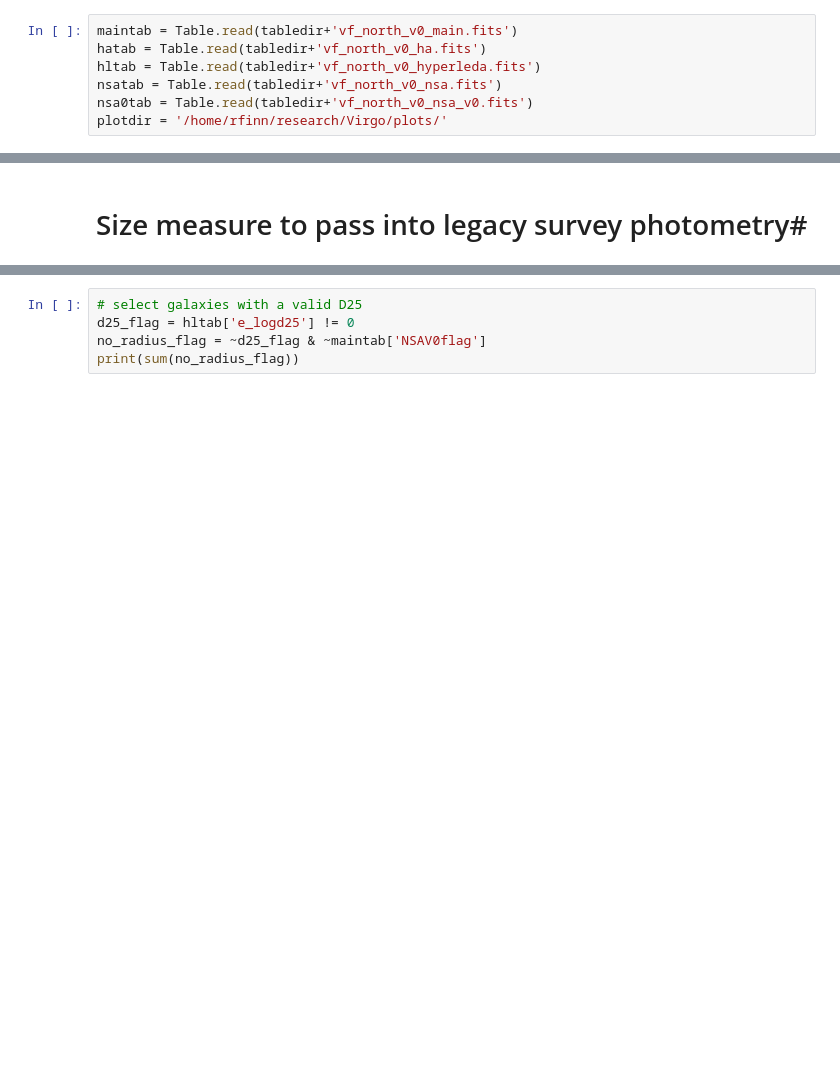
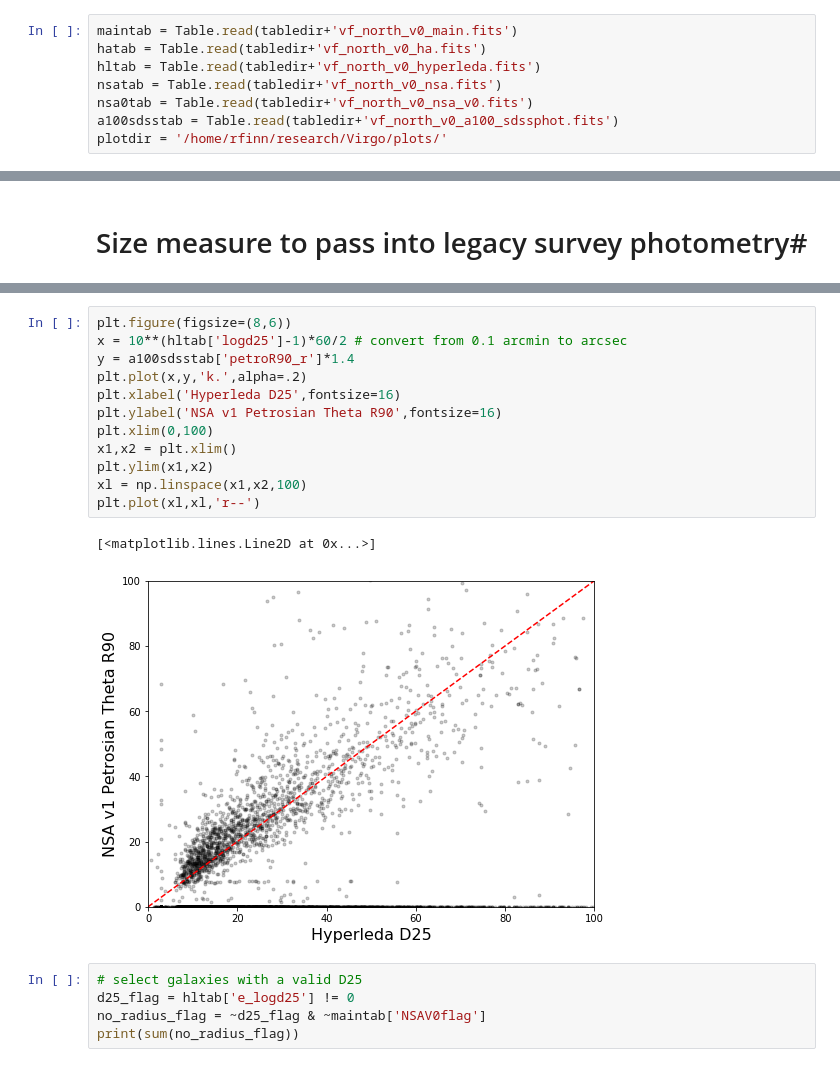
Before and after one commit to rfinn/Virgo, a Jupyter notebook: notebooks/NGCfilament.ipynb, the cells around one changed output, grey strips where cells are left out. Drawn from its saved outputs; the diff is of its cells as text; blank space fills up the shorter version.

```diff
--- a/notebooks/NGCfilament.ipynb
+++ b/notebooks/NGCfilament.ipynb
@@ -10,6 +11,7 @@ hatab = Table.read(tabledir+'vf_north_v0_ha.fits')
 hltab = Table.read(tabledir+'vf_north_v0_hyperleda.fits')
 nsatab = Table.read(tabledir+'vf_north_v0_nsa.fits')
 nsa0tab = Table.read(tabledir+'vf_north_v0_nsa_v0.fits')
+a100sdsstab = Table.read(tabledir+'vf_north_v0_a100_sdssphot.fits')
 plotdir = '/home/rfinn/research/Virgo/plots/'
 # %%
 len(hatab)
@@ -231,3 +247,18 @@ plt.plot(xl,xl,'r--')
+# %%
+plt.figure(figsize=(8,6))
+x = 10**(hltab['logd25']-1)*60/2 # convert from 0.1 arcmin to arcsec
+y = a100sdsstab['petroR90_r']*1.4
+plt.plot(x,y,'k.',alpha=.2)
+plt.xlabel('Hyperleda D25',fontsize=16)
+plt.ylabel('NSA v1 Petrosian Theta R90',fontsize=16)
+plt.xlim(0,100)
+x1,x2 = plt.xlim()
+plt.ylim(x1,x2)
+xl = np.linspace(x1,x2,100)
+plt.plot(xl,xl,'r--')
+# %% [output]
+[<matplotlib.lines.Line2D at 0x...>]
+[figure, added]
 # %%
 # select galaxies with a valid D25
 d25_flag = hltab['e_logd25'] != 0
```
Also changed, not shown: parts of 9 cells of this notebook, 7 other files.
